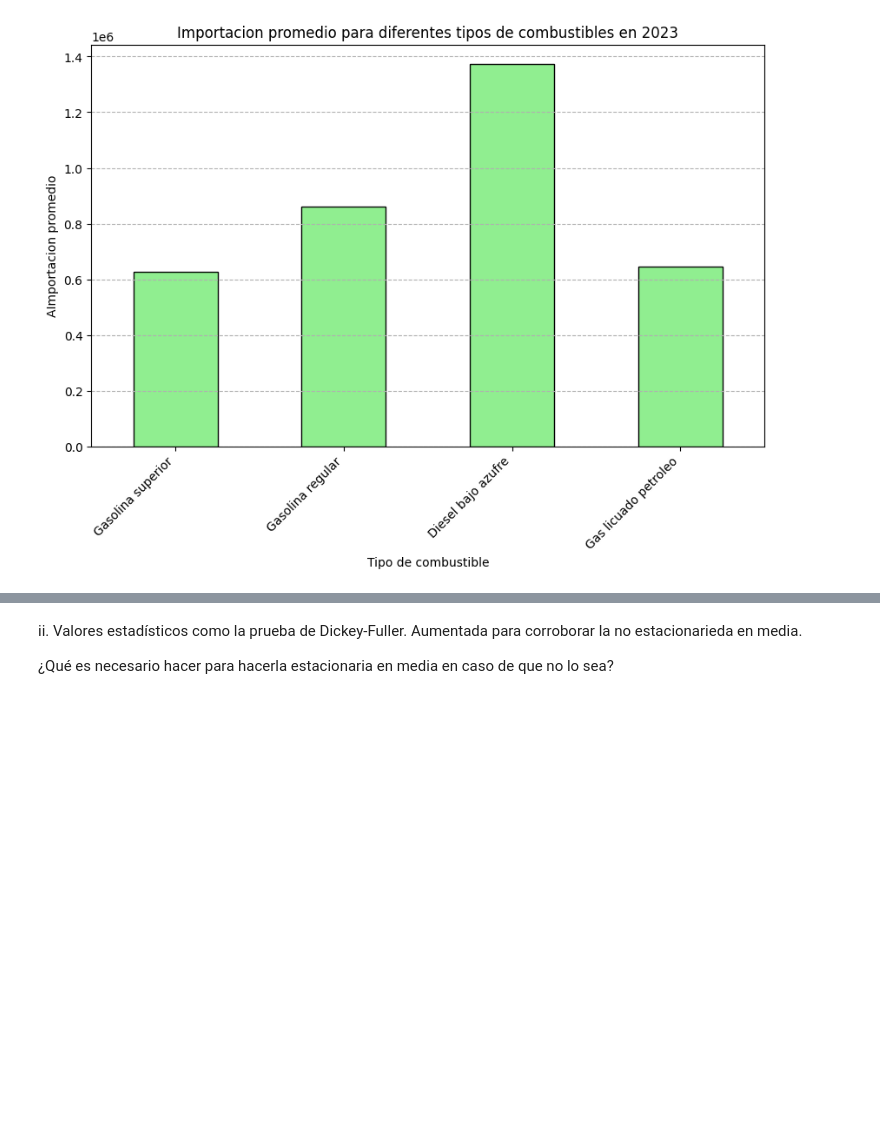
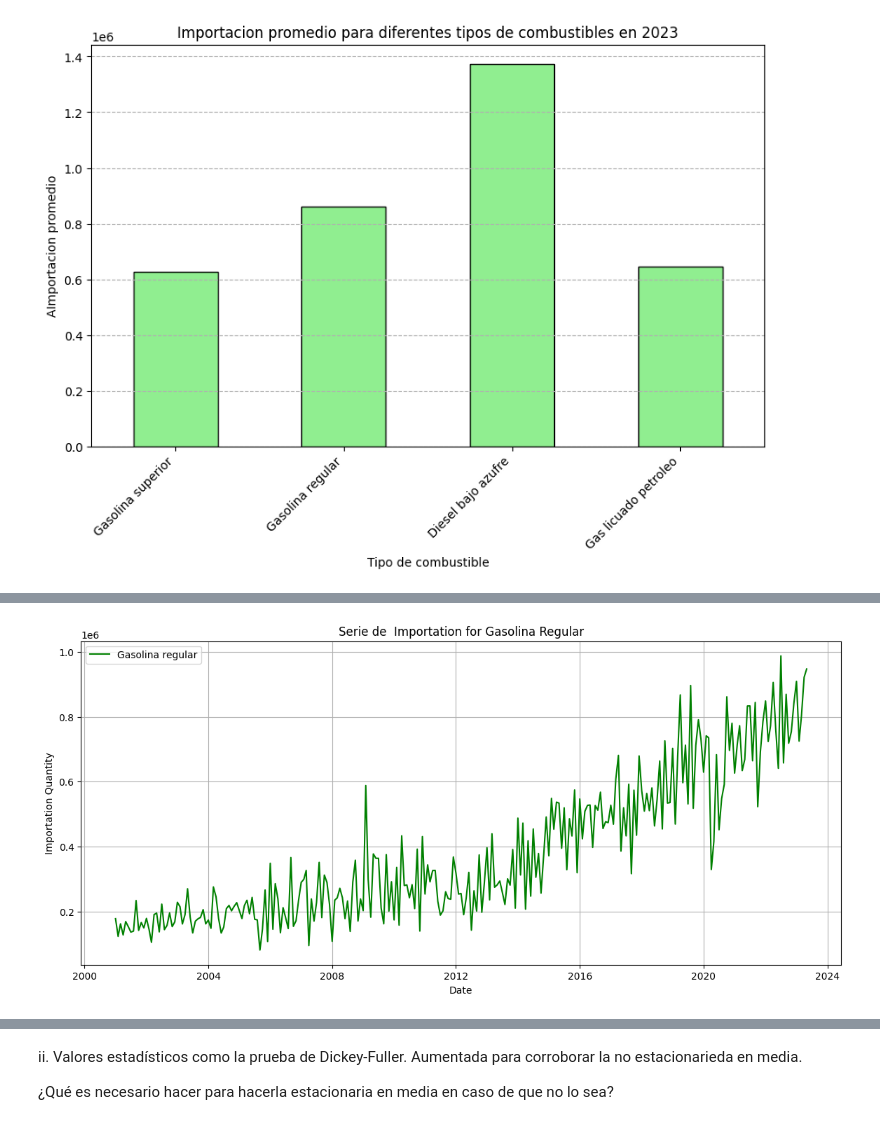
Before and after one commit to CrisLayB/DataScience_Lab02, a Jupyter notebook: ConsumoGasolina.ipynb, the cells around one changed output, grey strips where cells are left out. Drawn from its saved outputs; the diff is of its cells as text; code cells hidden in the pictures; blank space fills up the shorter version.

```diff
--- a/ConsumoGasolina.ipynb
+++ b/ConsumoGasolina.ipynb
@@ -76,0 +95,12 @@ plt.show()
+# %%
+
+plt.figure(figsize=(14, 6))
+plt.plot(df_import['Fecha'], df_import['Gasolina regular'], label='Gasolina regular', color='green')
+plt.title('Serie de  Importation for Gasolina Regular')
+plt.xlabel('Date')
+plt.ylabel('Importation Quantity')
+plt.grid(True)
+plt.legend()
+plt.show()
+# %% [output]
+[figure, added]
```
Also changed, not shown: parts of 4 cells of this notebook.
